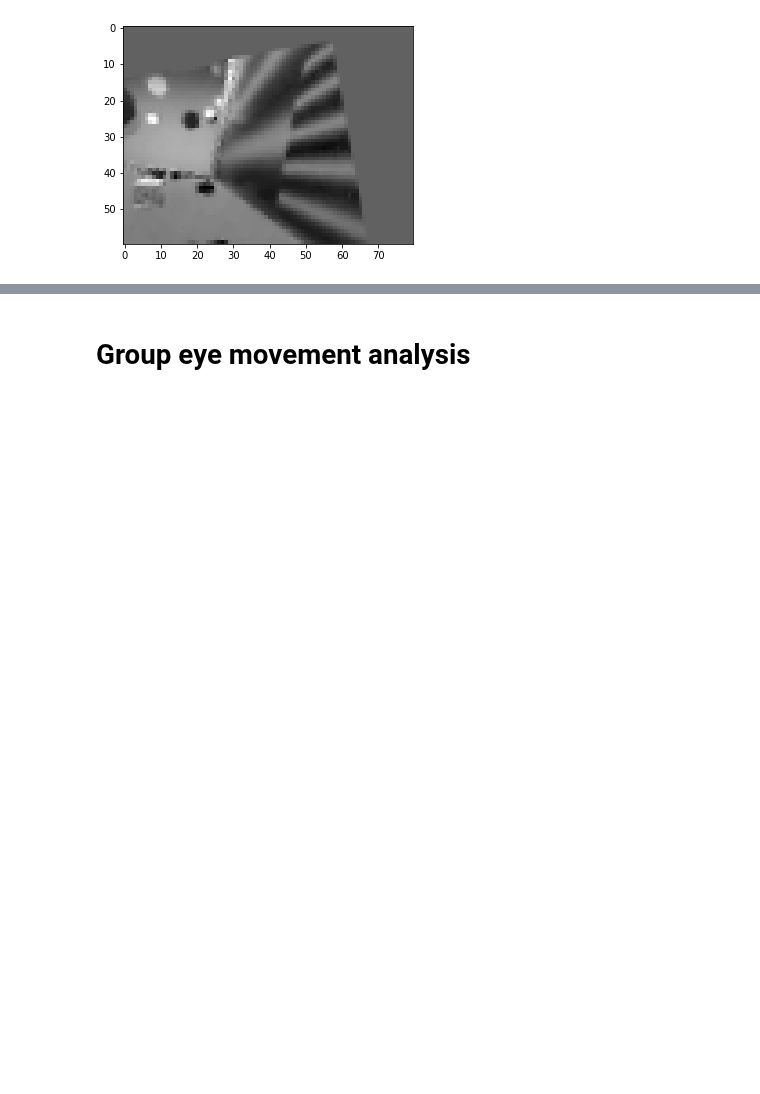
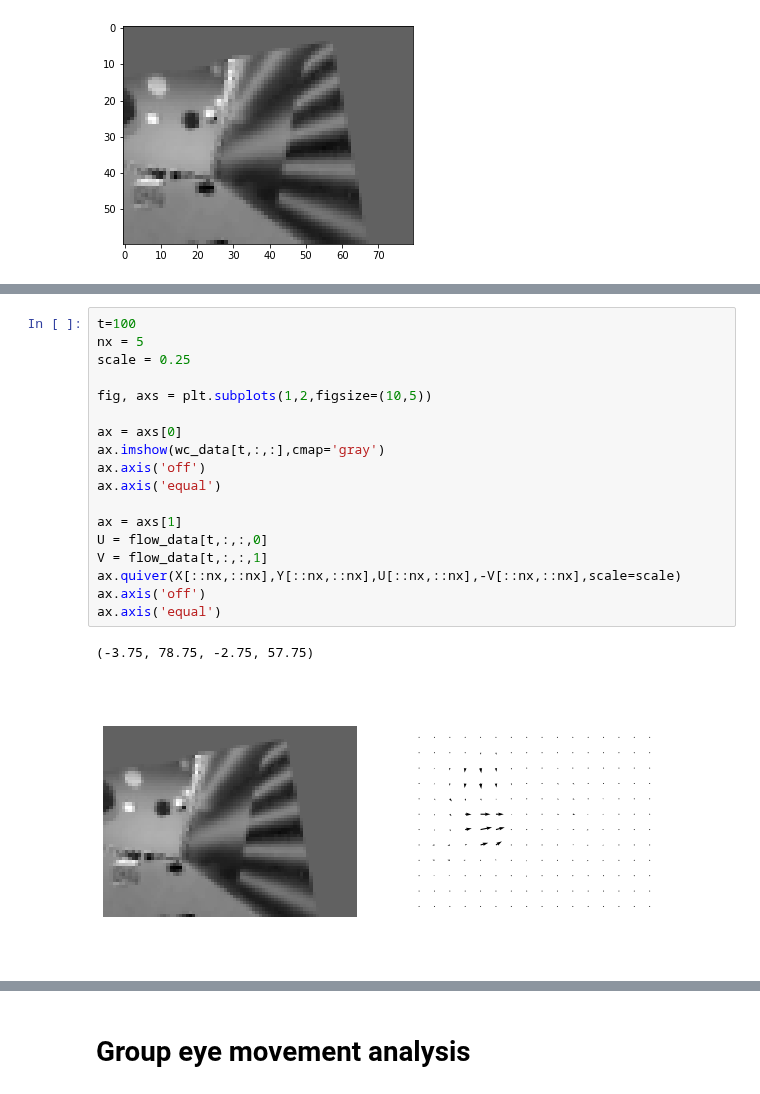
Before and after one commit to nielllab/FreelyMovingEphys, a Jupyter notebook: project_analysis/ephys/phil_group_ephys_analysis.ipynb, the cells around one changed output, grey strips where cells are left out. Cells and saved outputs as stored; diff of their text form; blank space fills up the shorter version.

Commit message:
Update phil_group_ephys_analysis.ipynb
updates to optic flow analysis, added in making labeled movie

```diff
--- a/project_analysis/ephys/phil_group_ephys_analysis.ipynb
+++ b/project_analysis/ephys/phil_group_ephys_analysis.ipynb
@@ -112,0 +122,21 @@ print('Finished saving %d frames to file!' % fr)
+# %%
+t=100
+nx = 5
+scale = 0.25
+
+fig, axs = plt.subplots(1,2,figsize=(10,5))
+
+ax = axs[0]
+ax.imshow(wc_data[t,:,:],cmap='gray')
+ax.axis('off')
+ax.axis('equal')
+
+ax = axs[1]
+U = flow_data[t,:,:,0]
+V = flow_data[t,:,:,1]
+ax.quiver(X[::nx,::nx],Y[::nx,::nx],U[::nx,::nx],-V[::nx,::nx],scale=scale)
+ax.axis('off')
+ax.axis('equal')
+# %% [output]
+(-3.75, 78.75, -2.75, 57.75)
+[figure, added]
```
Also changed, not shown: parts of 8 cells of this notebook.
